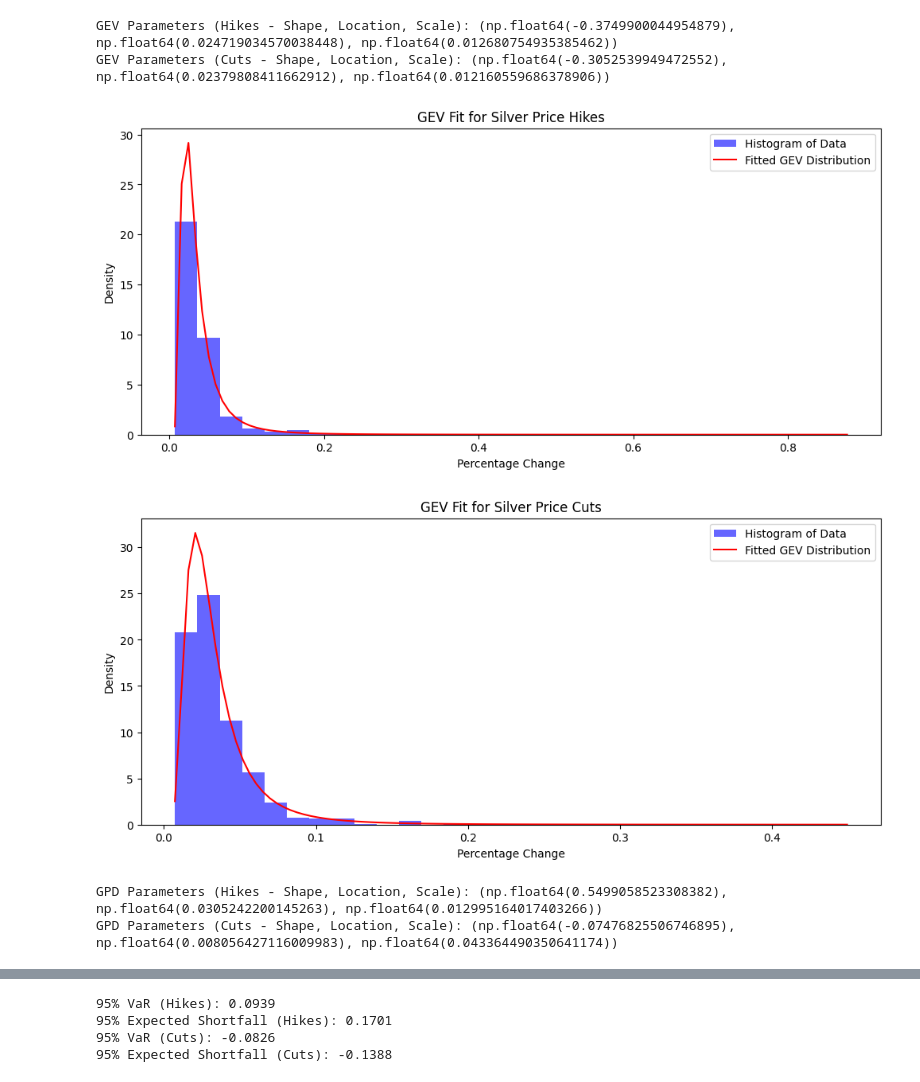
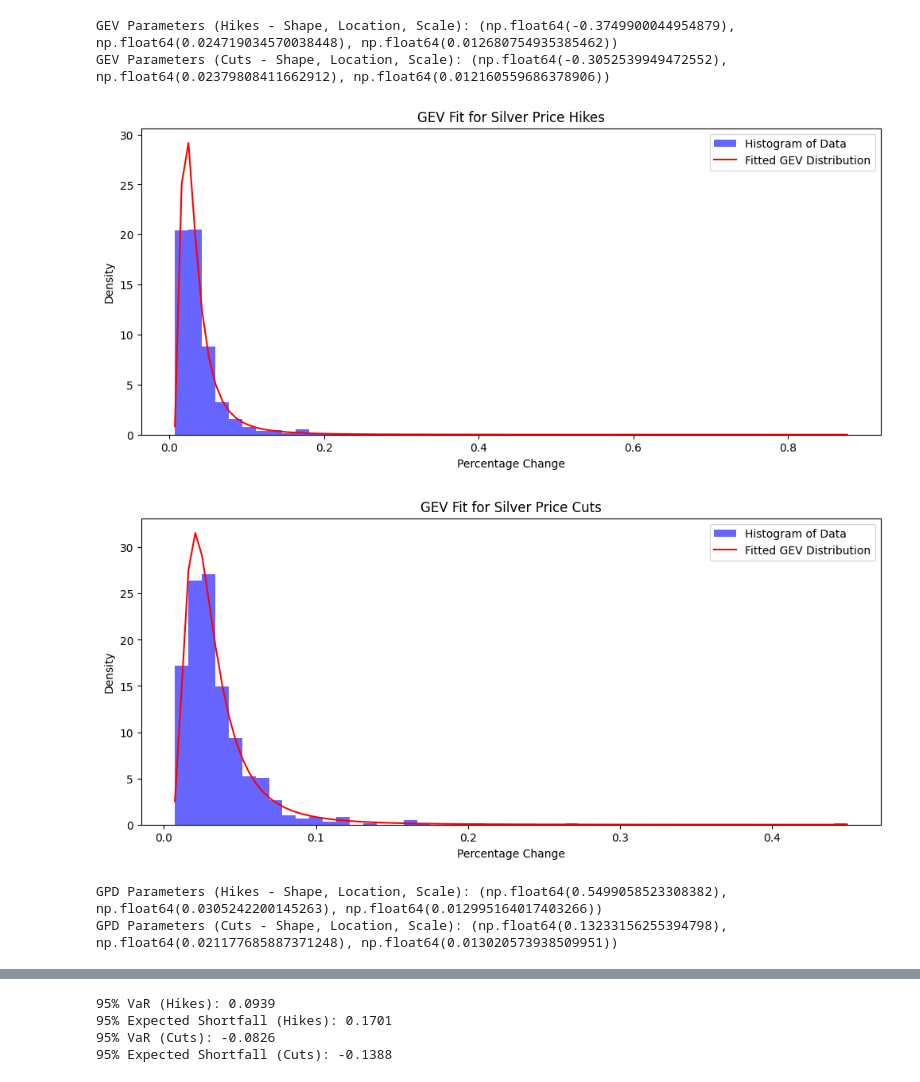
Before and after one commit to Sleeperalex/projetEVT, a Jupyter notebook: projetEVT.ipynb, the cells around one changed output, grey strips where cells are left out. Saved outputs shown, nothing was run; the diff lists cells and outputs as text; code cells hidden in the pictures.

```diff
--- a/projetEVT.ipynb
+++ b/projetEVT.ipynb
@@ -68,22 +68,22 @@ GEV Parameters (Cuts - Shape, Location, Scale): (np.float64(-0.3052539949472552)
 # %%
 # Visualizing the Fitted GEV Distribution
 def plot_gev_fits(data, gev_params, title):
     plt.figure(figsize=(12, 5))
     x = np.linspace(min(data), max(data), 100)
     pdf = genextreme.pdf(x, *gev_params)
-    plt.hist(data, bins=30, density=True, alpha=0.6, color='b', label='Histogram of Data')
+    plt.hist(data, bins=50, density=True, alpha=0.6, color='b', label='Histogram of Data')
     plt.plot(x, pdf, 'r-', label='Fitted GEV Distribution')
     plt.title(title)
     plt.xlabel('Percentage Change')
     plt.ylabel('Density')
     plt.legend()
     plt.show()
 
 plot_gev_fits(block_maxima_hikes, gev_params_hikes, 'GEV Fit for Silver Price Hikes')
 plot_gev_fits(-block_minima_cuts, gev_params_cuts, 'GEV Fit for Silver Price Cuts')
 # %% [output]
-[figure, old version]
+[figure, new version]
-[figure, old version]
+[figure, new version]
 # %%
 # Peak Over Threshold (POT) Method
 threshold_pos = df['rate_change'].quantile(0.95)
@@ -91,10 +91,10 @@ extreme_hikes = df[df['rate_change'] > threshold_pos]['rate_change']
 gpd_params_hikes = genpareto.fit(extreme_hikes)
 print("GPD Parameters (Hikes - Shape, Location, Scale):", gpd_params_hikes)
 
-threshold_neg = df['rate_change'].quantile(0.05)
+threshold_neg = df['rate_change'].quantile(0.10)
 extreme_cuts = df[df['rate_change'] < threshold_neg]['rate_change']
 gpd_params_cuts = genpareto.fit(-extreme_cuts)
 print("GPD Parameters (Cuts - Shape, Location, Scale):", gpd_params_cuts)
 # %% [output]
 GPD Parameters (Hikes - Shape, Location, Scale): (np.float64(0.5499058523308382), np.float64(0.0305242200145263), np.float64(0.012995164017403266))
-GPD Parameters (Cuts - Shape, Location, Scale): (np.float64(-0.07476825506746895), np.float64(0.008056427116009983), np.float64(0.043364490350641174))
+GPD Parameters (Cuts - Shape, Location, Scale): (np.float64(0.13233156255394798), np.float64(0.021177685887371248), np.float64(0.013020573938509951))
```
Also changed, not shown: parts of 1 cell of this notebook.
